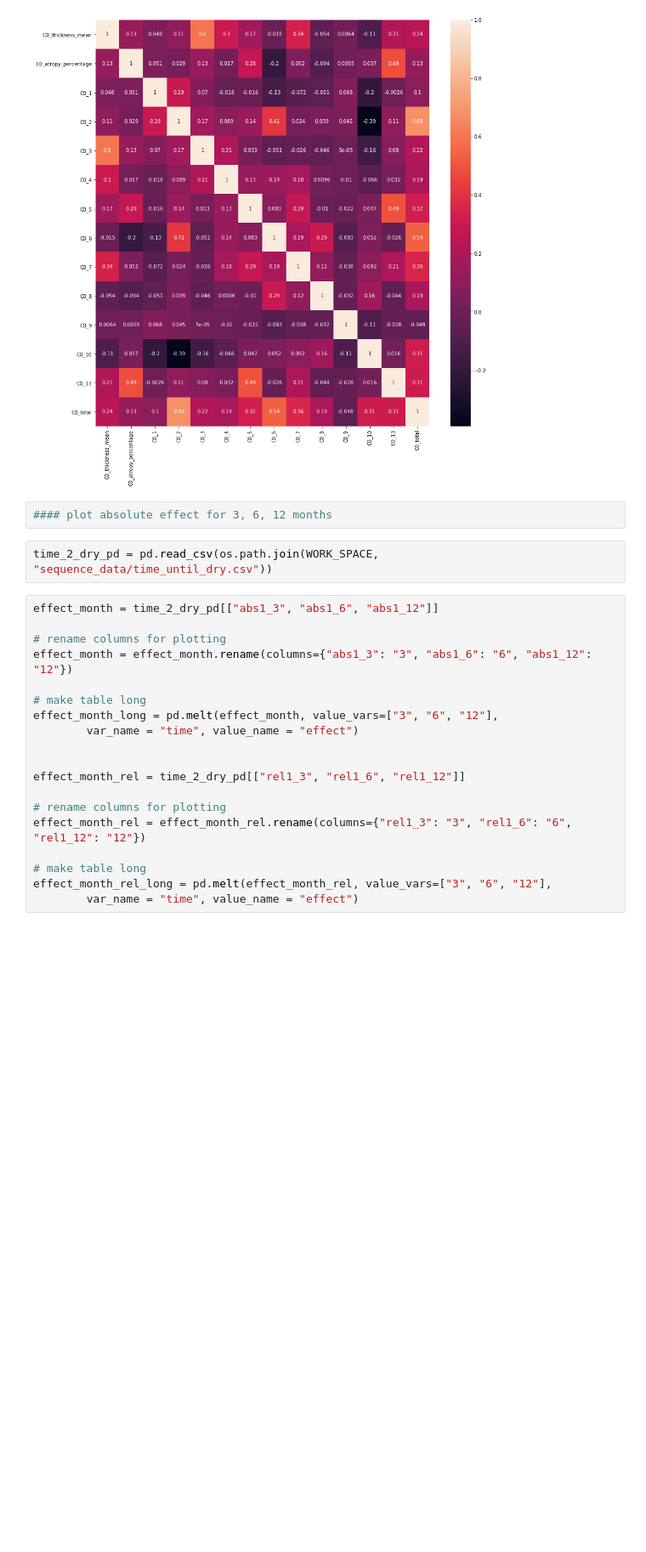
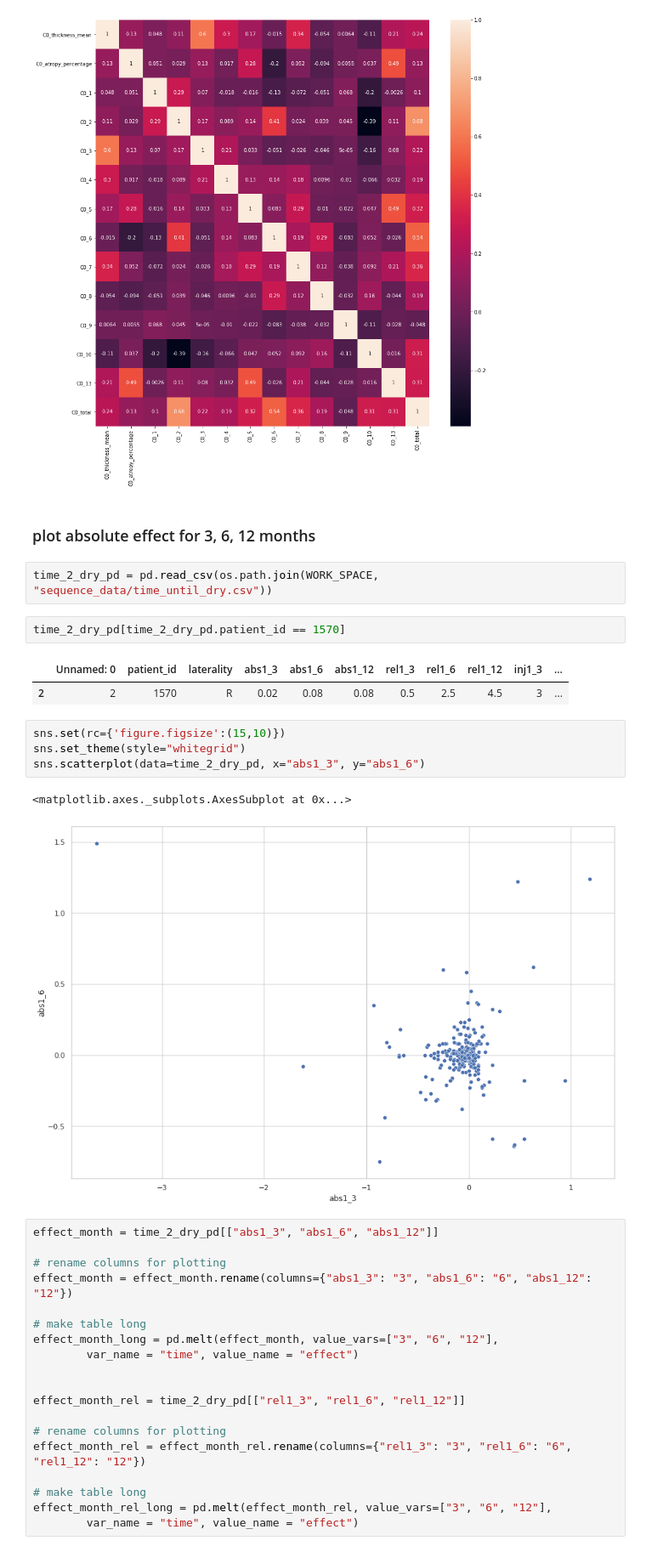
Before and after one commit to theislab/LODE, a Jupyter notebook: feature_statistics/notebooks/0_0_feature_statistics.ipynb, the cells around one changed output. Shown: that part at 85% size. Saved outputs shown, nothing was run; the diff lists cells and outputs as text; blank space fills up the shorter version.

```diff
--- a/feature_statistics/notebooks/0_0_feature_statistics.ipynb
+++ b/feature_statistics/notebooks/0_0_feature_statistics.ipynb
@@ -46,10 +46,22 @@ sn.heatmap(corrMatrix, annot=True)
 plt.show()
 # %% [output]
 [figure]
-# %%
-#### plot absolute effect for 3, 6, 12 months
+# %% [markdown]
+### plot absolute effect for 3, 6, 12 months
 # %%
 time_2_dry_pd = pd.read_csv(os.path.join(WORK_SPACE, "sequence_data/time_until_dry.csv"))
+# %%
+time_2_dry_pd[time_2_dry_pd.patient_id == 1570]
+# %% [output]
+|  | Unnamed: 0 | patient_id | laterality | abs1_3 | abs1_6 | abs1_12 | rel1_3 | rel1_6 | rel1_12 | inj1_3 | ... |
+| 2 | 2 | 1570 | R | 0.02 | 0.08 | 0.08 | 0.5 | 2.5 | 4.5 | 3 | ... |
+# %%
+sns.set(rc={'figure.figsize':(15,10)})
+sns.set_theme(style="whitegrid")
+sns.scatterplot(data=time_2_dry_pd, x="abs1_3", y="abs1_6")
+# %% [output]
+<matplotlib.axes._subplots.AxesSubplot at 0x...>
+[figure, added]
 # %%
 effect_month = time_2_dry_pd[["abs1_3", "abs1_6", "abs1_12"]]
 
```
Also changed, not shown: 3 other files.
